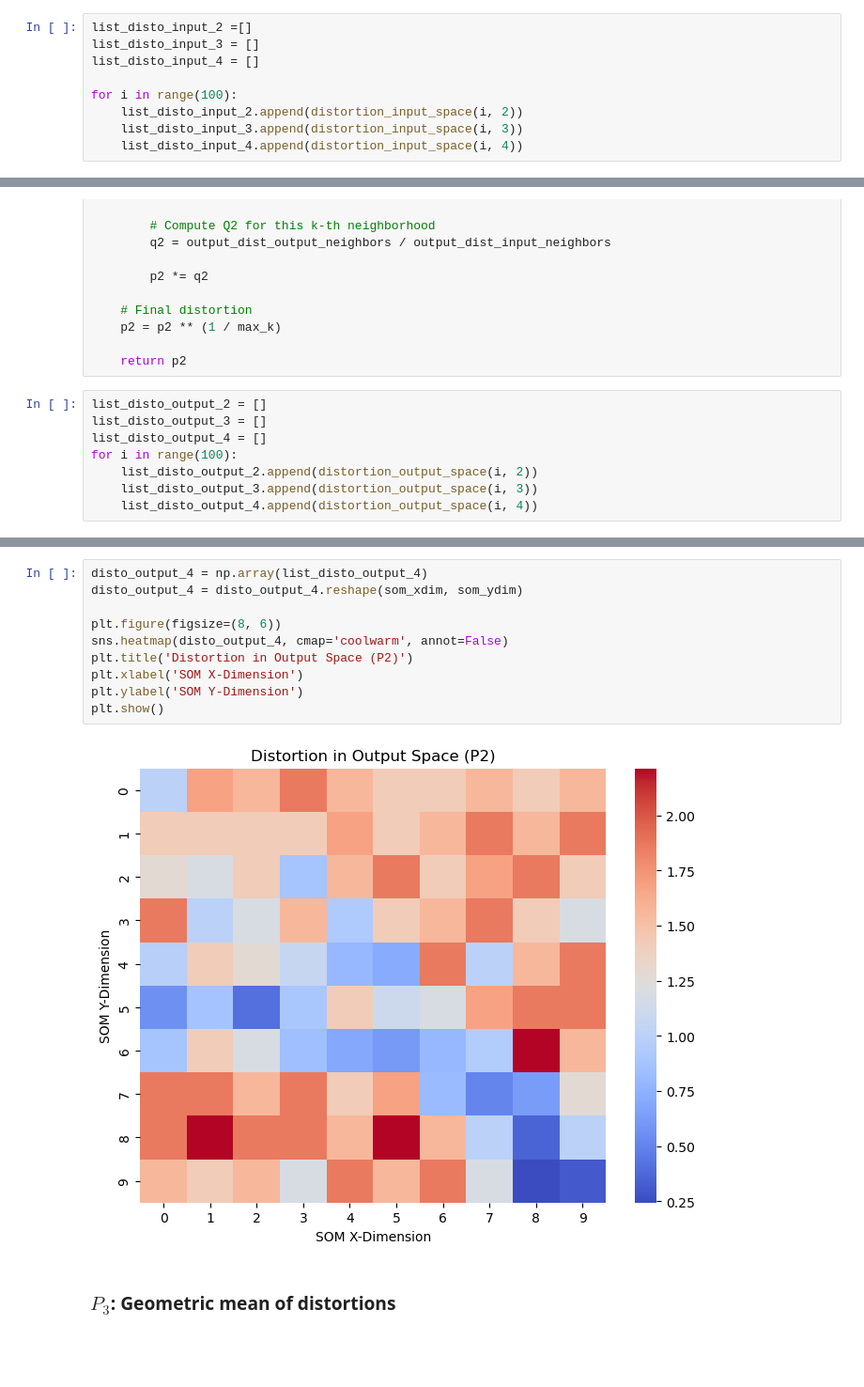
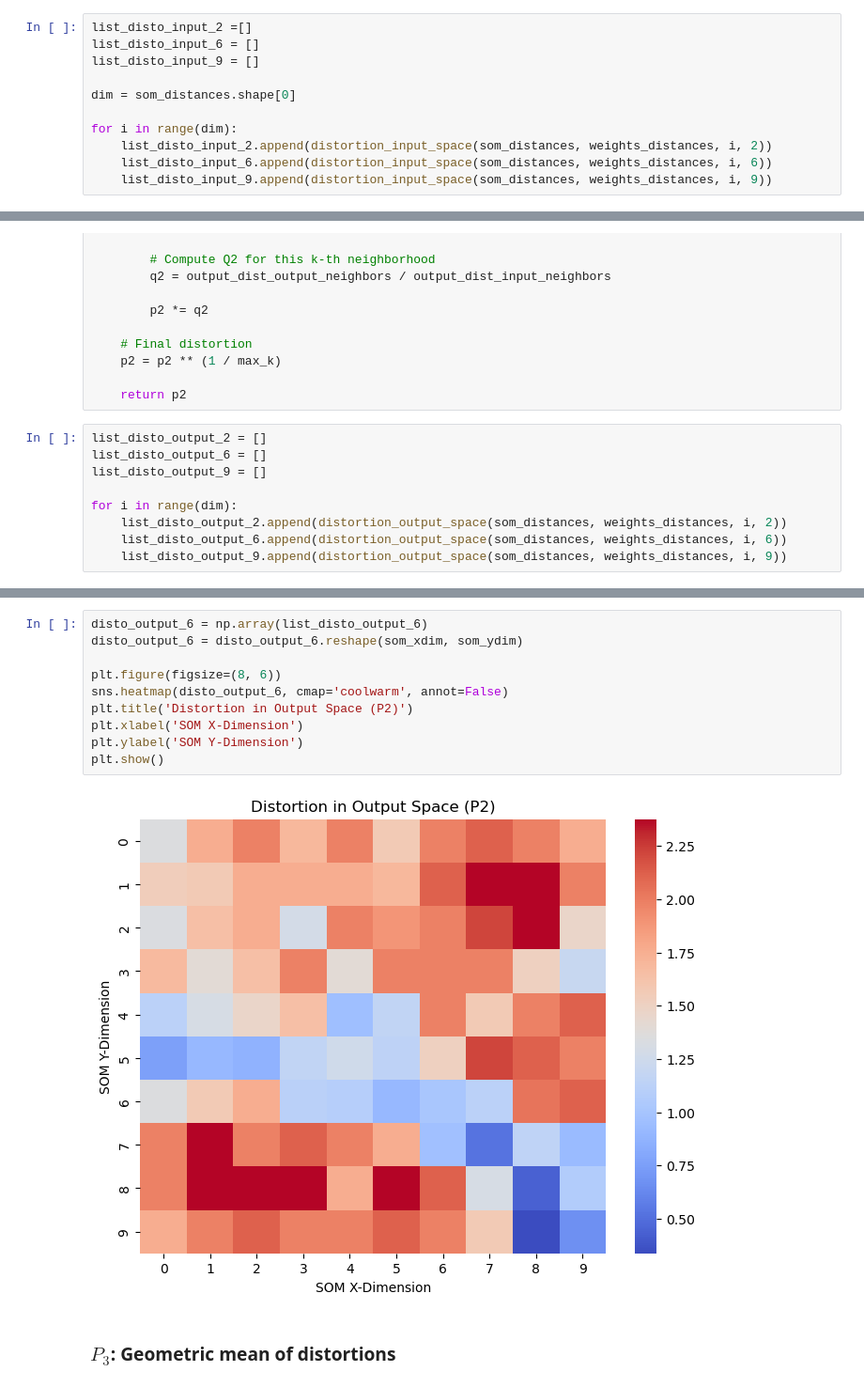
Before and after one commit to Jean-BaptisteCellier/SOM_TopographicProduct, a Jupyter notebook: coding_assignment.ipynb, the cells around one changed output, grey strips where cells are left out. Shown: that part at 94% size. Cells and saved outputs as stored; diff of their text form; blank space fills up the shorter version.

Commit message:
Modified visualizations

```diff
--- a/coding_assignment.ipynb
+++ b/coding_assignment.ipynb
@@ -173,12 +174,14 @@ def distortion_input_space(som_distances, weights_distances, unit_i, max_k):
     return p1
 # %%
 list_disto_input_2 =[]
-list_disto_input_3 = []
-list_disto_input_4 = []
+list_disto_input_6 = []
+list_disto_input_9 = []
 
-for i in range(100):
-    list_disto_input_2.append(distortion_input_space(i, 2))
-    list_disto_input_3.append(distortion_input_space(i, 3))
-    list_disto_input_4.append(distortion_input_space(i, 4))
+dim = som_distances.shape[0]
+
+for i in range(dim):
+    list_disto_input_2.append(distortion_input_space(som_distances, weights_distances, i, 2))
+    list_disto_input_6.append(distortion_input_space(som_distances, weights_distances, i, 6))
+    list_disto_input_9.append(distortion_input_space(som_distances, weights_distances, i, 9))
 # %%
 import matplotlib.pyplot as plt
@@ -256,11 +259,12 @@ def distortion_output_space(som_distances, weights_distances, unit_i, max_k):
     return p2
 # %%
 list_disto_output_2 = []
-list_disto_output_3 = []
-list_disto_output_4 = []
-for i in range(100):
-    list_disto_output_2.append(distortion_output_space(i, 2))
-    list_disto_output_3.append(distortion_output_space(i, 3))
-    list_disto_output_4.append(distortion_output_space(i, 4))
+list_disto_output_6 = []
+list_disto_output_9 = []
+
+for i in range(dim):
+    list_disto_output_2.append(distortion_output_space(som_distances, weights_distances, i, 2))
+    list_disto_output_6.append(distortion_output_space(som_distances, weights_distances, i, 6))
+    list_disto_output_9.append(distortion_output_space(som_distances, weights_distances, i, 9))
 # %%
 import matplotlib.pyplot as plt
@@ -285,15 +289,15 @@ plt.show()
 # %%
-disto_output_4 = np.array(list_disto_output_4)
-disto_output_4 = disto_output_4.reshape(som_xdim, som_ydim)
+disto_output_6 = np.array(list_disto_output_6)
+disto_output_6 = disto_output_6.reshape(som_xdim, som_ydim)
 
 plt.figure(figsize=(8, 6))
-sns.heatmap(disto_output_4, cmap='coolwarm', annot=False)
+sns.heatmap(disto_output_6, cmap='coolwarm', annot=False)
 plt.title('Distortion in Output Space (P2)')
 plt.xlabel('SOM X-Dimension')
 plt.ylabel('SOM Y-Dimension')
 plt.show()
 # %% [output]
-[figure, old version]
+[figure, new version]
 # %% [markdown]
 ### $P_{3}$: Geometric mean of distortions
 # %% [markdown]
```
Also changed, not shown: parts of 11 cells of this notebook.
